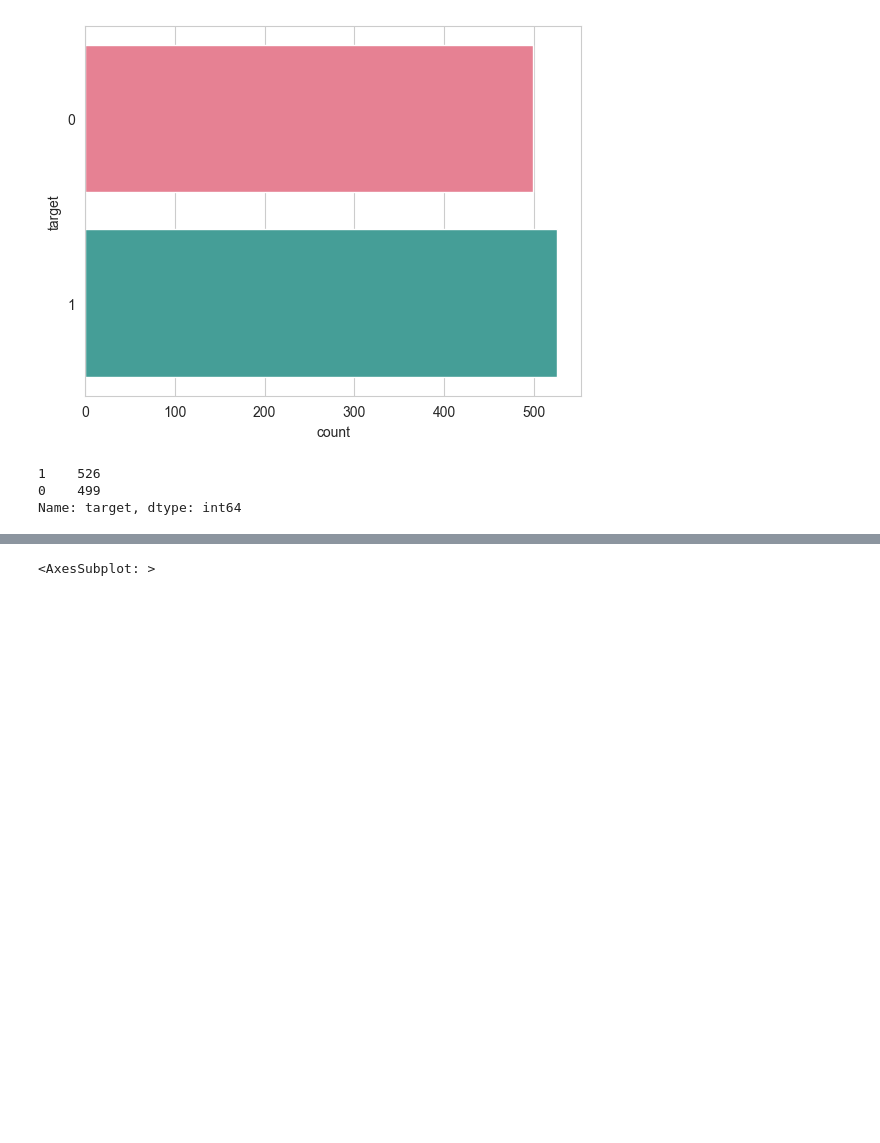
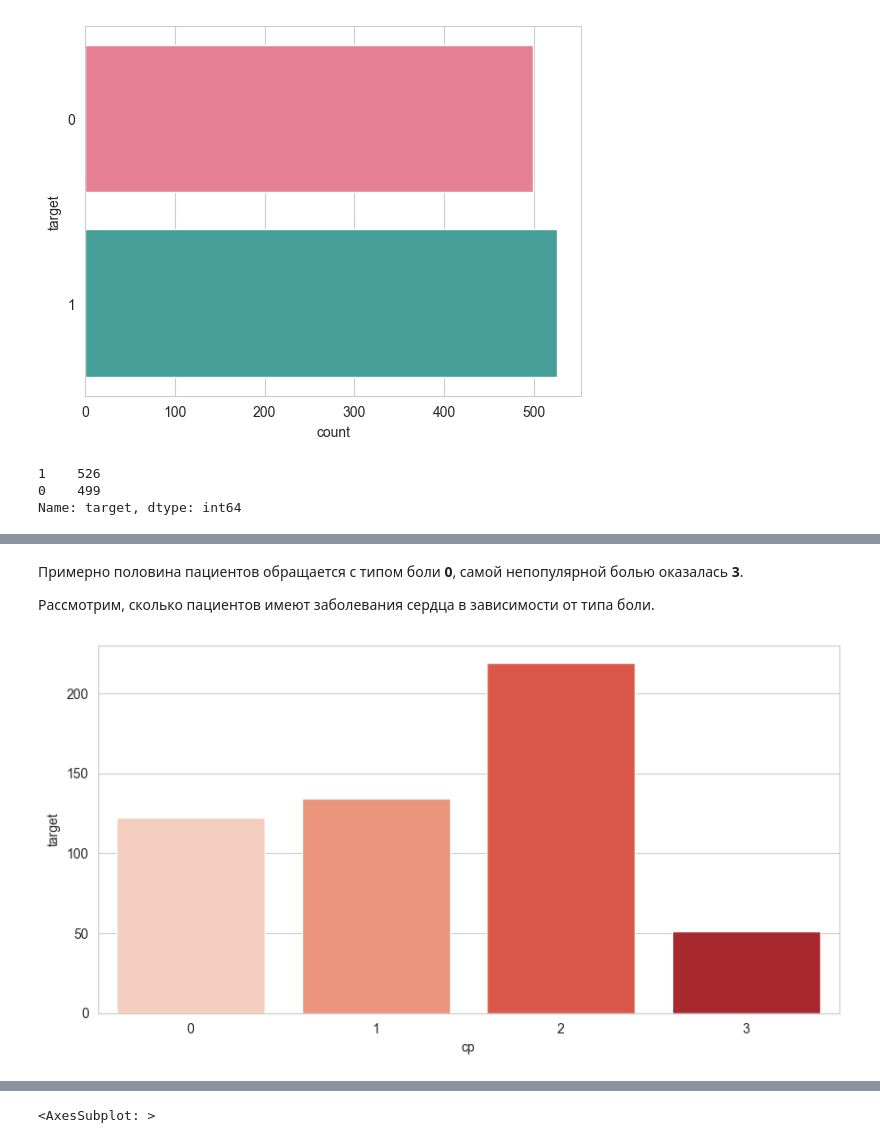
Before and after one commit to kznts9v-1lya/machine-learning-course, a Jupyter notebook: project/Comparison of classification methods.ipynb, the cells around one changed output, grey strips where cells are left out. Saved outputs shown, nothing was run; the diff lists cells and outputs as text; code cells hidden in the pictures; blank space fills up the shorter version.

```diff
--- a/project/Comparison of classification methods.ipynb
+++ b/project/Comparison of classification methods.ipynb
@@ -215,0 +229,10 @@ Name: target, dtype: int64
+# %% [markdown]
+Примерно половина пациентов обращается с типом боли **0**, самой непопулярной болью оказалась **3**.
+
+Рассмотрим, сколько пациентов имеют заболевания сердца в зависимости от типа боли.
+# %%
+desease_sum = df['target'].groupby(df['cp']).sum()
+f, ax = plt.subplots(1, 1, figsize=(10, 5))
+ax = sns.barplot(x=desease_sum.index, y=desease_sum, palette='Reds')
+# %% [output]
+[figure, added]
```
Also changed, not shown: parts of 22 cells of this notebook.
